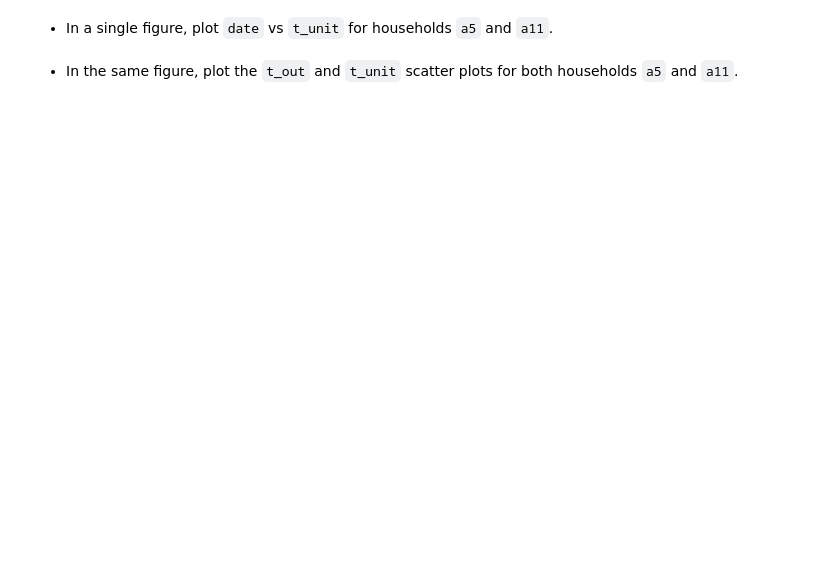
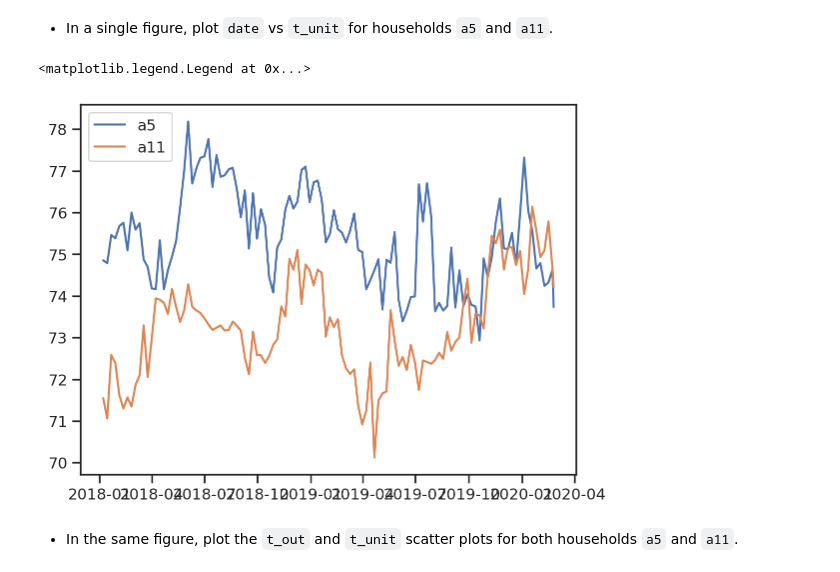
Before and after one commit to skrocket/ME239, a Jupyter notebook: lecture06/homework_06.ipynb, the cells around one changed output. Cells and saved outputs as stored; diff of their text form; code cells hidden in the pictures; blank space fills up the shorter version.

```diff
--- a/lecture06/homework_06.ipynb
+++ b/lecture06/homework_06.ipynb
@@ -107,2 +164,11 @@ df_a5.head()
+# %%
+df_a11 = df[df.household == 'a11']
+
+plt.plot(df_a5.date, df_a5.t_unit, label = "a5")
+plt.plot(df_a11.date, df_a11.t_unit, label = "a11")
+plt.legend()
+# %% [output]
+<matplotlib.legend.Legend at 0x...>
+[figure, added]
 # %% [markdown]
 + In the same figure, plot the `t_out` and `t_unit` scatter plots for both households `a5` and `a11`.
```
Also changed, not shown: parts of 36 cells of this notebook.
